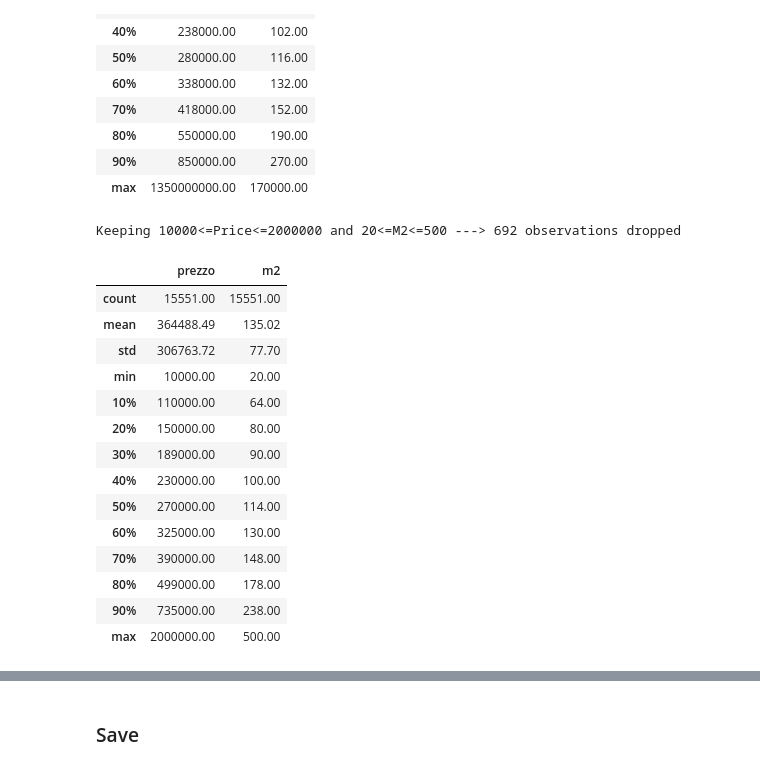
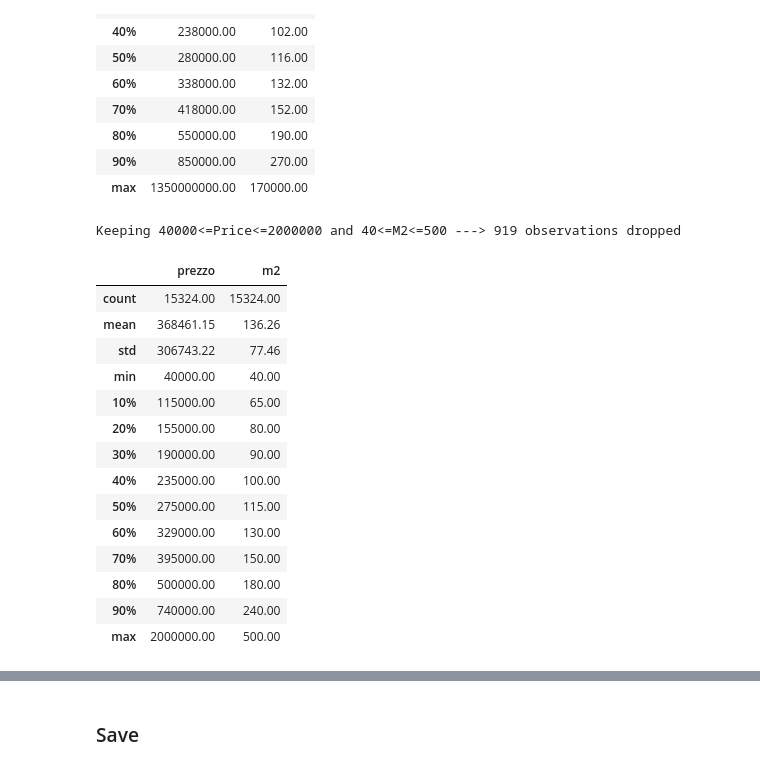
Before and after one commit to Fabiocerutids/Italy_House_Prices, a Jupyter notebook: 1_ingest/2_feature_engineering.ipynb, the cells around one changed output, grey strips where cells are left out. Saved outputs shown, nothing was run; the diff lists cells and outputs as text; code cells hidden in the pictures.

```diff
--- a/1_ingest/2_feature_engineering.ipynb
+++ b/1_ingest/2_feature_engineering.ipynb
@@ -80,31 +80,31 @@ df_data_full[['prezzo', 'm2']].describe(percentiles=[i/10 for i in range(1,10)])
 | 90% | 850000.00 | 270.00 |
 | max | 1350000000.00 | 170000.00 |
 # %%
-min_price = 10000
-min_m2 = 20
+min_price = 40000
+min_m2 = 40
 max_price = 2000000
 max_m2 = 500
 n_obs_orig = df_data_full.shape[0]
 df_data_full_clean = df_data_full[(df_data_full['prezzo'].between(min_price, max_price, inclusive='both'))&(df_data_full['m2'].between(min_m2, max_m2, inclusive='both'))].reset_index(drop=True)
 n_obs_new = df_data_full_clean.shape[0]
 print(f'Keeping {min_price}<=Price<={max_price} and {min_m2}<=M2<={max_m2}', f'---> {n_obs_orig-n_obs_new} observations dropped')
 df_data_full_clean[['prezzo', 'm2']].describe(percentiles=[i/10 for i in range(1,10)])
 # %% [output]
-Keeping 10000<=Price<=2000000 and 20<=M2<=500 ---> 692 observations dropped
+Keeping 40000<=Price<=2000000 and 40<=M2<=500 ---> 919 observations dropped
 |  | prezzo | m2 |
-| count | 15551.00 | 15551.00 |
-| mean | 364488.49 | 135.02 |
-| std | 306763.72 | 77.70 |
-| min | 10000.00 | 20.00 |
-| 10% | 110000.00 | 64.00 |
-| 20% | 150000.00 | 80.00 |
-| 30% | 189000.00 | 90.00 |
-| 40% | 230000.00 | 100.00 |
-| 50% | 270000.00 | 114.00 |
-| 60% | 325000.00 | 130.00 |
-| 70% | 390000.00 | 148.00 |
-| 80% | 499000.00 | 178.00 |
-| 90% | 735000.00 | 238.00 |
+| count | 15324.00 | 15324.00 |
+| mean | 368461.15 | 136.26 |
+| std | 306743.22 | 77.46 |
+| min | 40000.00 | 40.00 |
+| 10% | 115000.00 | 65.00 |
+| 20% | 155000.00 | 80.00 |
+| 30% | 190000.00 | 90.00 |
+| 40% | 235000.00 | 100.00 |
+| 50% | 275000.00 | 115.00 |
+| 60% | 329000.00 | 130.00 |
+| 70% | 395000.00 | 150.00 |
+| 80% | 500000.00 | 180.00 |
+| 90% | 740000.00 | 240.00 |
 | max | 2000000.00 | 500.00 |
 # %%
 fig, axs = plt.subplots(ncols=2, nrows=2, figsize=(20,10))
```
Also changed, not shown: parts of 2 cells of this notebook, 9 other files.
